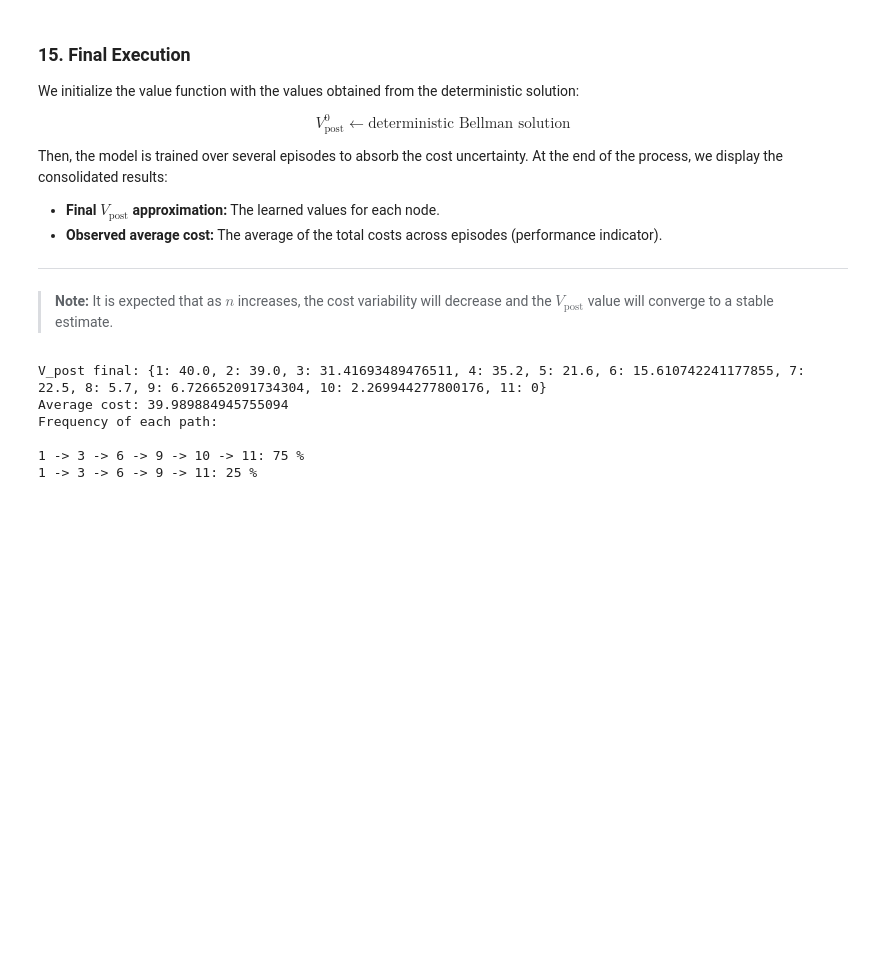
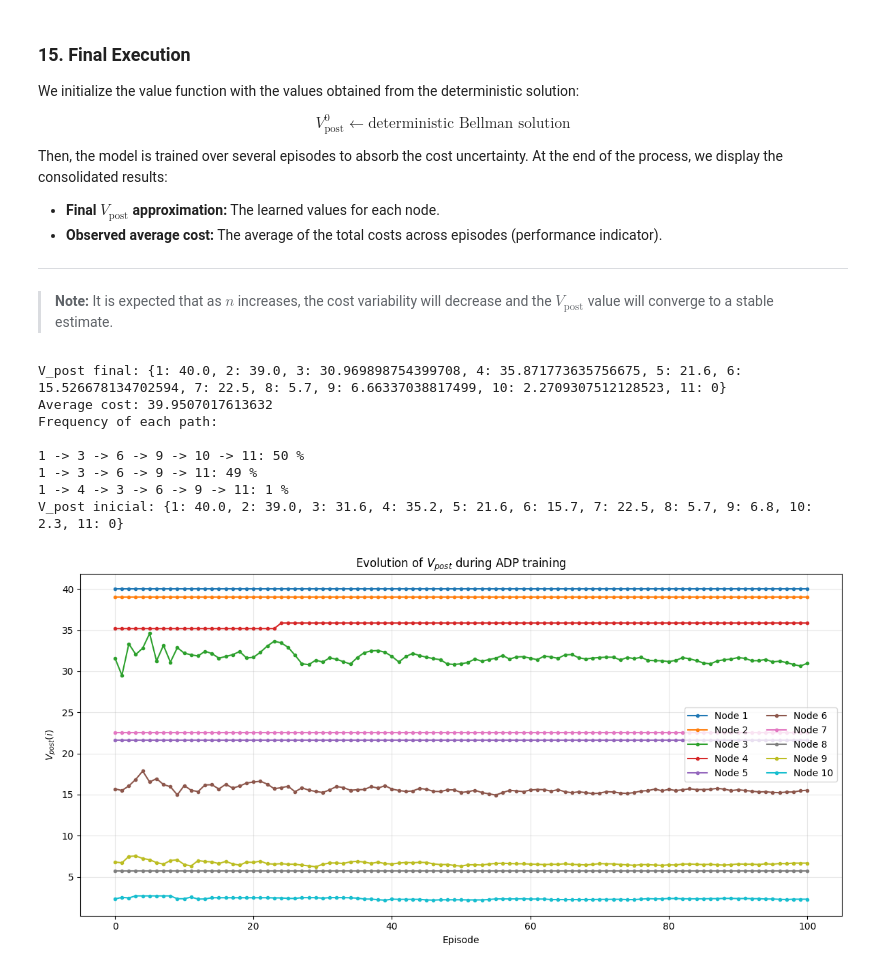
Before and after one commit to lasseufpa/Sequential-Decision-Analytics-Modeling, a Jupyter notebook: chapters/ch05_shortest_path_static/ch05_Shortest_path_static.ipynb, the cells around one changed output. Saved outputs shown, nothing was run; the diff lists cells and outputs as text; code cells hidden in the pictures; blank space fills up the shorter version.

```diff
--- a/chapters/ch05_shortest_path_static/ch05_Shortest_path_static.ipynb
+++ b/chapters/ch05_shortest_path_static/ch05_Shortest_path_static.ipynb
@@ -495,8 +510,9 @@ Then, the model is trained over several episodes to absorb the cost uncertainty.
 # %%
 # 15. Run the training
 V_post = initialize_v_bar_post(network, destination_node)
+copy_of_V_post = V_post.copy() # We create a copy of the initial V_post to keep track of its evolution during training.
 
-V_post, episode_costs, path_history, path_counts = train(
+V_post, episode_costs, path_history, path_counts, V_post_history = train(
     network=network,
     origin_node=1,
     destination_node=11,
@@ -513,13 +529,43 @@ print("Frequency of each path:\n")
 for path, count in path_counts.most_common():
     path_text = " -> ".join(map(str, path))
     print(f"{path_text}: {count} %")
+
+print(f"V_post inicial:", copy_of_V_post)
 # %% [output]
-V_post final: {1: 40.0, 2: 39.0, 3: 31.41693489476511, 4: 35.2, 5: 21.6, 6: 15.610742241177855, 7: 22.5, 8: 5.7, 9: 6.726652091734304, 10: 2.269944277800176, 11: 0}
-Average cost: 39.989884945755094
+V_post final: {1: 40.0, 2: 39.0, 3: 30.969898754399708, 4: 35.871773635756675, 5: 21.6, 6: 15.526678134702594, 7: 22.5, 8: 5.7, 9: 6.66337038817499, 10: 2.2709307512128523, 11: 0}
+Average cost: 39.9507017613632
 Frequency of each path:
 
-1 -> 3 -> 6 -> 9 -> 10 -> 11: 75 %
-1 -> 3 -> 6 -> 9 -> 11: 25 %
+1 -> 3 -> 6 -> 9 -> 10 -> 11: 50 %
+1 -> 3 -> 6 -> 9 -> 11: 49 %
+1 -> 4 -> 3 -> 6 -> 9 -> 11: 1 %
+V_post inicial: {1: 40.0, 2: 39.0, 3: 31.6, 4: 35.2, 5: 21.6, 6: 15.7, 7: 22.5, 8: 5.7, 9: 6.8, 10: 2.3, 11: 0}
+# %%
+df_vpost = pd.DataFrame(V_post_history)
+df_vpost.index.name = "episode"
+
+plt.figure(figsize=(12, 6))
+
+for node in df_vpost.columns:
+    if node != destination_node:
+        plt.plot(
+            df_vpost.index,
+            df_vpost[node],
+            marker="o",
+            markersize=3,
+            linewidth=1.5,
+            label=f"Node {node}"
+        )
+
+plt.xlabel("Episode")
+plt.ylabel(r"$V_{post}(i)$")
+plt.title(r"Evolution of $V_{post}$ during ADP training")
+plt.grid(alpha=0.3)
+plt.legend(ncol=2)
+plt.tight_layout()
+plt.show()
+# %% [output]
+[figure, added]
 # %%
 number_of_training_runs = 1000
 number_of_episodes_per_run = 100
```
Also changed, not shown: parts of 9 cells of this notebook.
